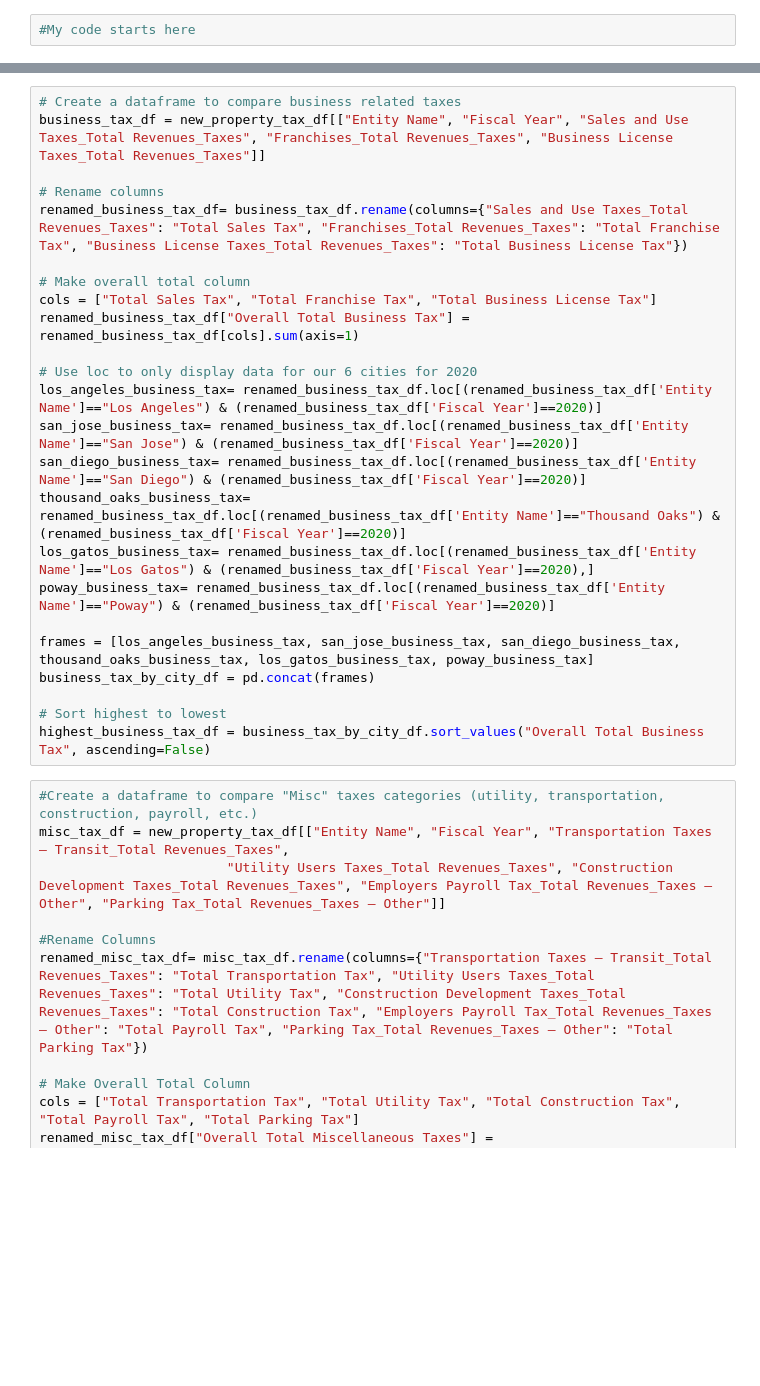
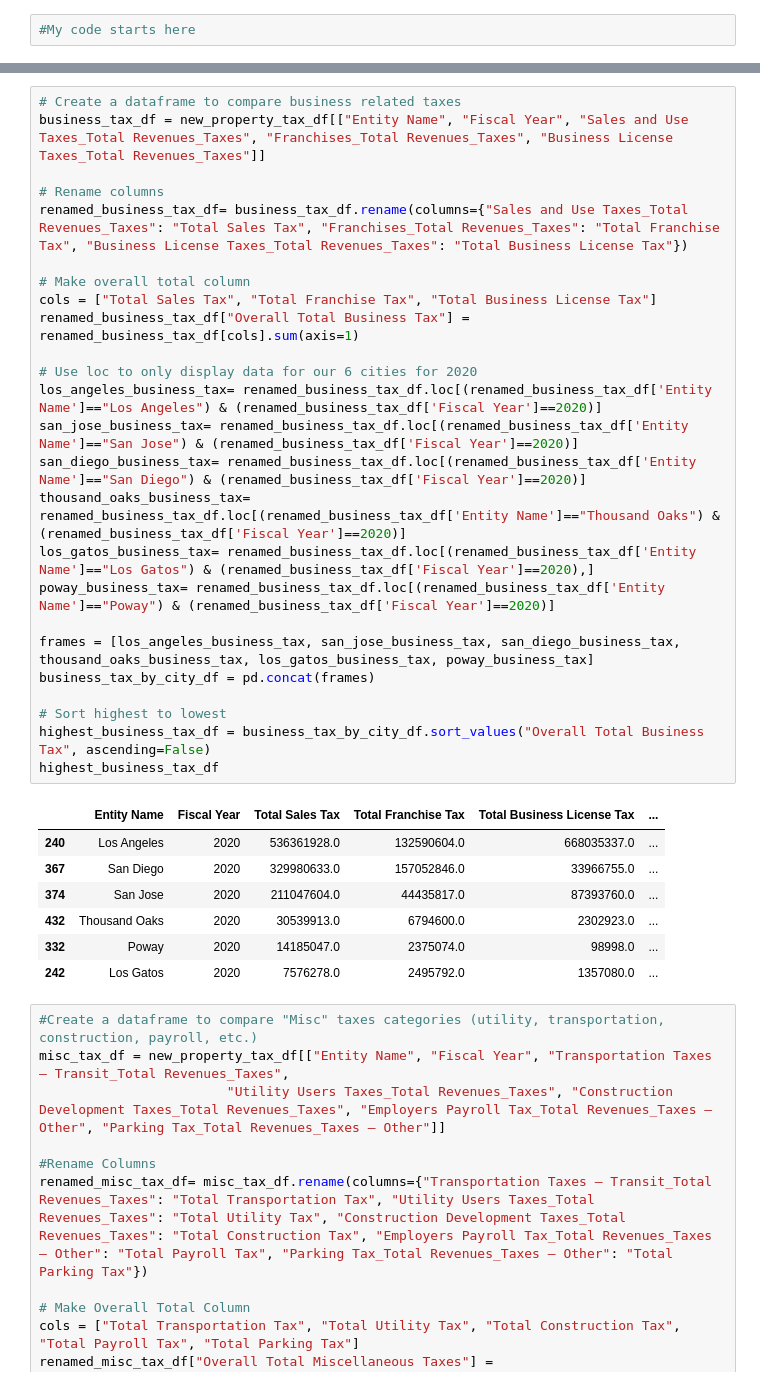
Before and after one commit to kaylajgranados/Project-1-Group-5, a Jupyter notebook: Analysis/data.ipynb, the cells around one changed output, grey strips where cells are left out. Saved outputs shown, nothing was run; the diff lists cells and outputs as text; blank space fills up the shorter version.

```diff
--- a/Analysis/data.ipynb
+++ b/Analysis/data.ipynb
@@ -117,27 +126,36 @@ highest_property_tax_df = property_tax_by_city_df.sort_values("Total Property Ta
 # %%
 # Create a dataframe to compare business related taxes
 business_tax_df = new_property_tax_df[["Entity Name", "Fiscal Year", "Sales and Use Taxes_Total Revenues_Taxes", "Franchises_Total Revenues_Taxes", "Business License Taxes_Total Revenues_Taxes"]]
 
 # Rename columns
 renamed_business_tax_df= business_tax_df.rename(columns={"Sales and Use Taxes_Total Revenues_Taxes": "Total Sales Tax", "Franchises_Total Revenues_Taxes": "Total Franchise Tax", "Business License Taxes_Total Revenues_Taxes": "Total Business License Tax"})
 
 # Make overall total column
 cols = ["Total Sales Tax", "Total Franchise Tax", "Total Business License Tax"]
 renamed_business_tax_df["Overall Total Business Tax"] = renamed_business_tax_df[cols].sum(axis=1)
 
 # Use loc to only display data for our 6 cities for 2020
 los_angeles_business_tax= renamed_business_tax_df.loc[(renamed_business_tax_df['Entity Name']=="Los Angeles") & (renamed_business_tax_df['Fiscal Year']==2020)]
 san_jose_business_tax= renamed_business_tax_df.loc[(renamed_business_tax_df['Entity Name']=="San Jose") & (renamed_business_tax_df['Fiscal Year']==2020)]
 san_diego_business_tax= renamed_business_tax_df.loc[(renamed_business_tax_df['Entity Name']=="San Diego") & (renamed_business_tax_df['Fiscal Year']==2020)]
 thousand_oaks_business_tax= renamed_business_tax_df.loc[(renamed_business_tax_df['Entity Name']=="Thousand Oaks") & (renamed_business_tax_df['Fiscal Year']==2020)]
 los_gatos_business_tax= renamed_business_tax_df.loc[(renamed_business_tax_df['Entity Name']=="Los Gatos") & (renamed_business_tax_df['Fiscal Year']==2020),]
 poway_business_tax= renamed_business_tax_df.loc[(renamed_business_tax_df['Entity Name']=="Poway") & (renamed_business_tax_df['Fiscal Year']==2020)]
 
 frames = [los_angeles_business_tax, san_jose_business_tax, san_diego_business_tax, thousand_oaks_business_tax, los_gatos_business_tax, poway_business_tax]
 business_tax_by_city_df = pd.concat(frames)
 
 # Sort highest to lowest
 highest_business_tax_df = business_tax_by_city_df.sort_values("Overall Total Business Tax", ascending=False)
+highest_business_tax_df
+# %% [output]
+|  | Entity Name | Fiscal Year | Total Sales Tax | Total Franchise Tax | Total Business License Tax | ... |
+| 240 | Los Angeles | 2020 | 536361928.0 | 132590604.0 | 668035337.0 | ... |
+| 367 | San Diego | 2020 | 329980633.0 | 157052846.0 | 33966755.0 | ... |
+| 374 | San Jose | 2020 | 211047604.0 | 44435817.0 | 87393760.0 | ... |
+| 432 | Thousand Oaks | 2020 | 30539913.0 | 6794600.0 | 2302923.0 | ... |
+| 332 | Poway | 2020 | 14185047.0 | 2375074.0 | 98998.0 | ... |
+| 242 | Los Gatos | 2020 | 7576278.0 | 2495792.0 | 1357080.0 | ... |
 # %%
 #Create a dataframe to compare "Misc" taxes categories (utility, transportation, construction, payroll, etc.)
 misc_tax_df = new_property_tax_df[["Entity Name", "Fiscal Year", "Transportation Taxes – Transit_Total Revenues_Taxes",
```
Also changed, not shown: parts of 1 cell of this notebook.
